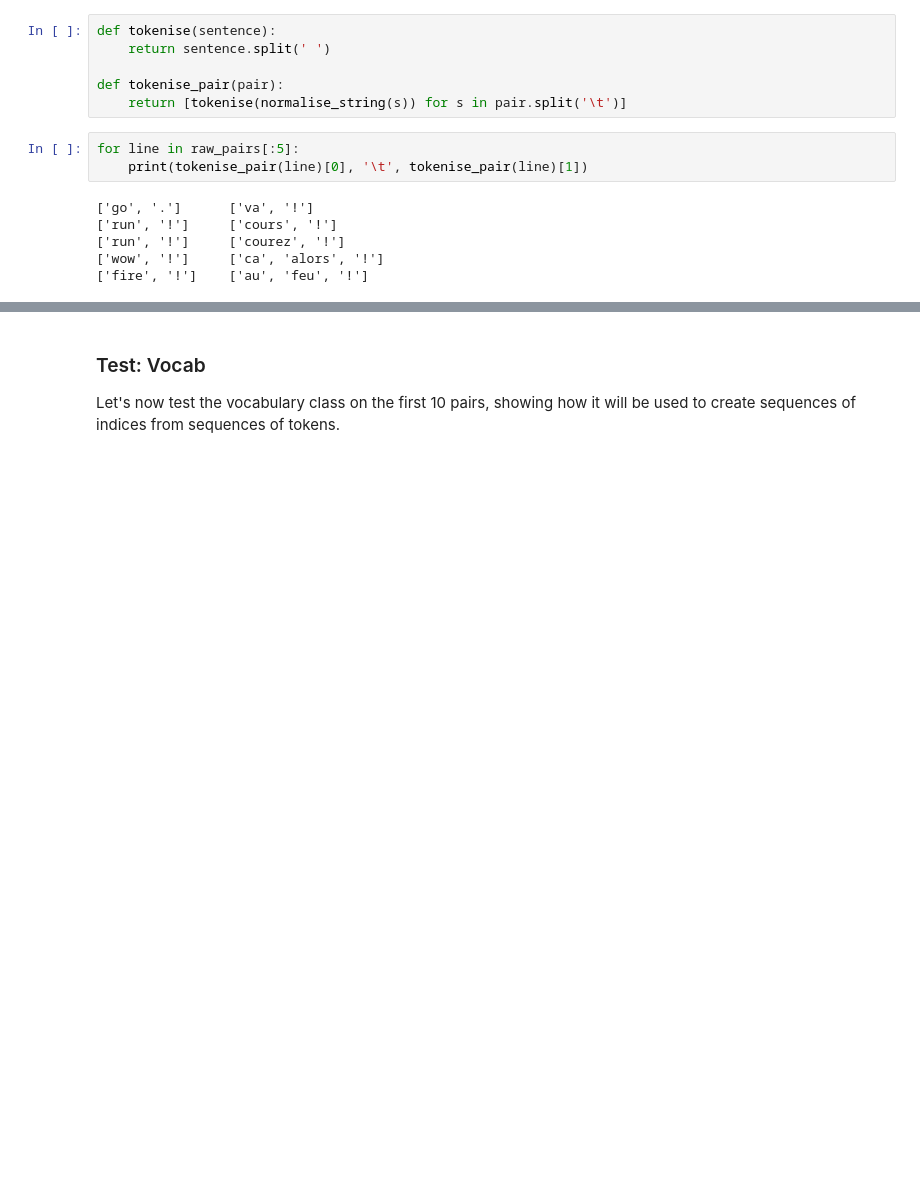
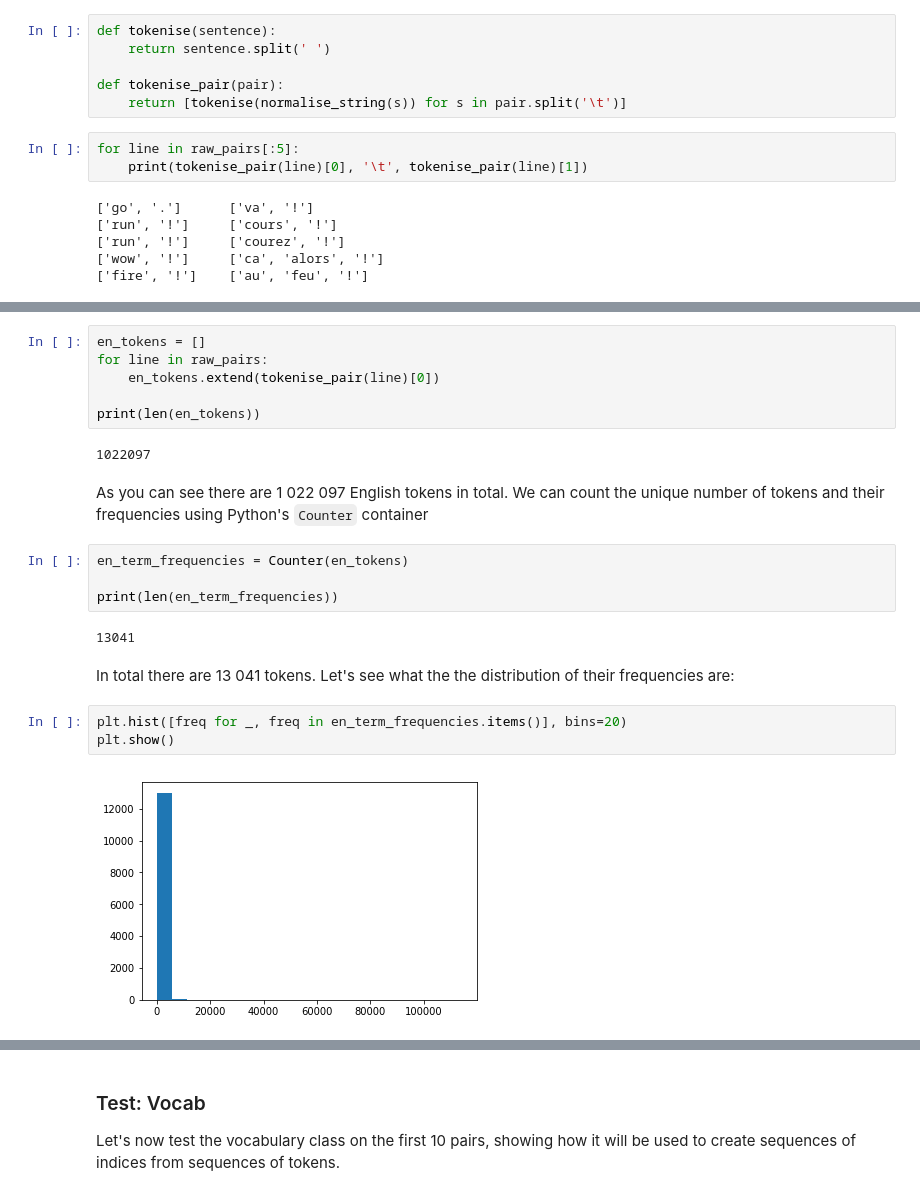
Before and after one commit to JontySinai/artificial_neural_networks, a Jupyter notebook: notebooks/translation-dataset.ipynb, the cells around one changed output, grey strips where cells are left out. Drawn from its saved outputs; the diff is of its cells as text; blank space fills up the shorter version.

```diff
--- a/notebooks/translation-dataset.ipynb
+++ b/notebooks/translation-dataset.ipynb
@@ -143,0 +155,23 @@ Each sentence in each pair is now a sequence of tokens.
+# %%
+en_tokens = []
+for line in raw_pairs:
+    en_tokens.extend(tokenise_pair(line)[0])
+
+print(len(en_tokens))
+# %% [output]
+1022097
+# %% [markdown]
+As you can see there are 1 022 097 English tokens in total. We can count the unique number of tokens and their frequencies using Python's `Counter` container
+# %%
+en_term_frequencies = Counter(en_tokens)
+
+print(len(en_term_frequencies))
+# %% [output]
+13041
+# %% [markdown]
+In total there are 13 041 tokens. Let's see what the the distribution of their frequencies are:
+# %%
+plt.hist([freq for _, freq in en_term_frequencies.items()], bins=20)
+plt.show()
+# %% [output]
+[figure, added]
```
Also changed, not shown: parts of 37 cells of this notebook.
